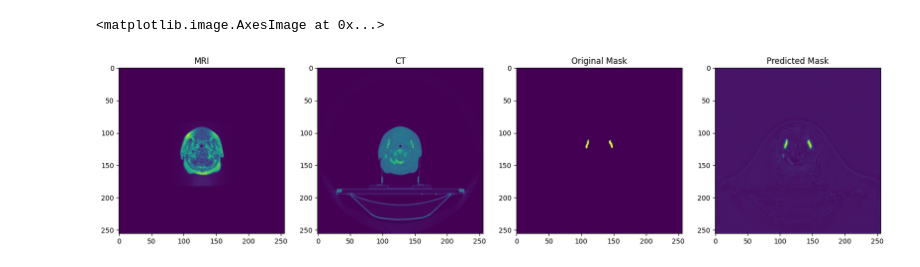
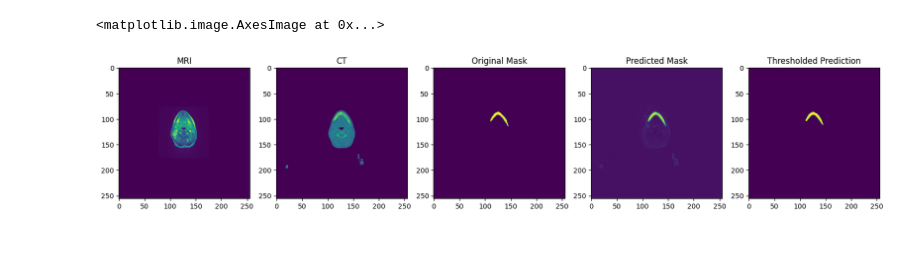
Before and after one commit to mlykwong/bmeg-591q-project, a Jupyter notebook: notebooks/Utils.ipynb, the cells around one changed output. Saved outputs shown, nothing was run; the diff lists cells and outputs as text; code cells hidden in the pictures.

Commit message:
see plots for most recent model

```diff
--- a/notebooks/Utils.ipynb
+++ b/notebooks/Utils.ipynb
@@ -563,7 +633,7 @@ custom_objects = {
     'specificity': specificity
 }
 
-loaded_model = tf.keras.models.load_model("./model1_100epoch_dropout.keras", custom_objects=custom_objects)
+loaded_model = tf.keras.models.load_model("./model1_100epoch_dropout_nobed.keras", custom_objects=custom_objects)
 # %%
 test_images = []
 test_masks = []
@@ -582,30 +654,35 @@ predictions = loaded_model.predict(all_test_images)
 # %%
 # PLAY AROUND WITH IDX TO SEE DIFFERENT SEGMENTS
-idx = 30
+idx = 50
 
 img = all_test_images[idx]
 test_img_mri = img[:, :, 0]
 test_img_ct = img[:, :, 1]
 test_img_mask = all_test_masks[idx]
 pred_mask = predictions[idx]
+pred_mask_thresholded = pred_mask > 0.5
 
 plt.figure(figsize=(20, 12))
 
-plt.subplot(1, 4, 1)
+plt.subplot(1, 5, 1)
 plt.title('MRI')
 plt.imshow(test_img_mri)
 
-plt.subplot(1, 4, 2)
+plt.subplot(1, 5, 2)
 plt.title('CT')
 plt.imshow(test_img_ct)
 
-plt.subplot(1, 4, 3)
+plt.subplot(1, 5, 3)
 plt.title('Original Mask')
 plt.imshow(test_img_mask)
 
-plt.subplot(1, 4, 4)
+plt.subplot(1, 5, 4)
 plt.title('Predicted Mask')
 plt.imshow(pred_mask)
+
+plt.subplot(1, 5, 5)
+plt.title('Thresholded Prediction')
+plt.imshow(pred_mask_thresholded)
 # %% [output]
 <matplotlib.image.AxesImage at 0x...>
-[figure, old version]
+[figure, new version]
```
Also changed, not shown: parts of 14 cells of this notebook.
